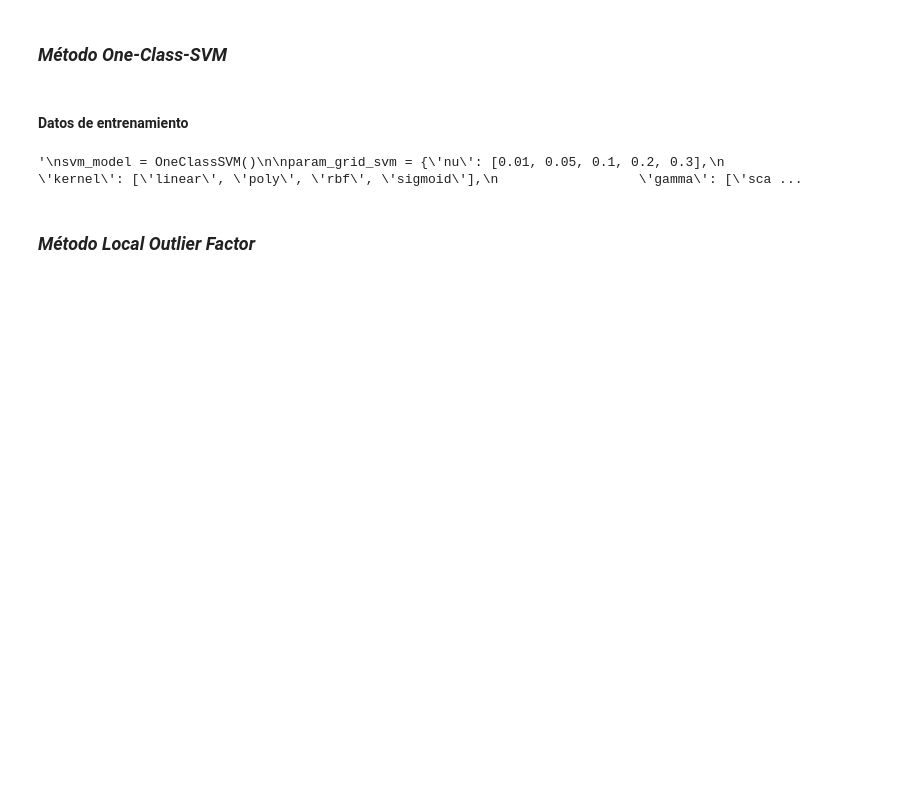
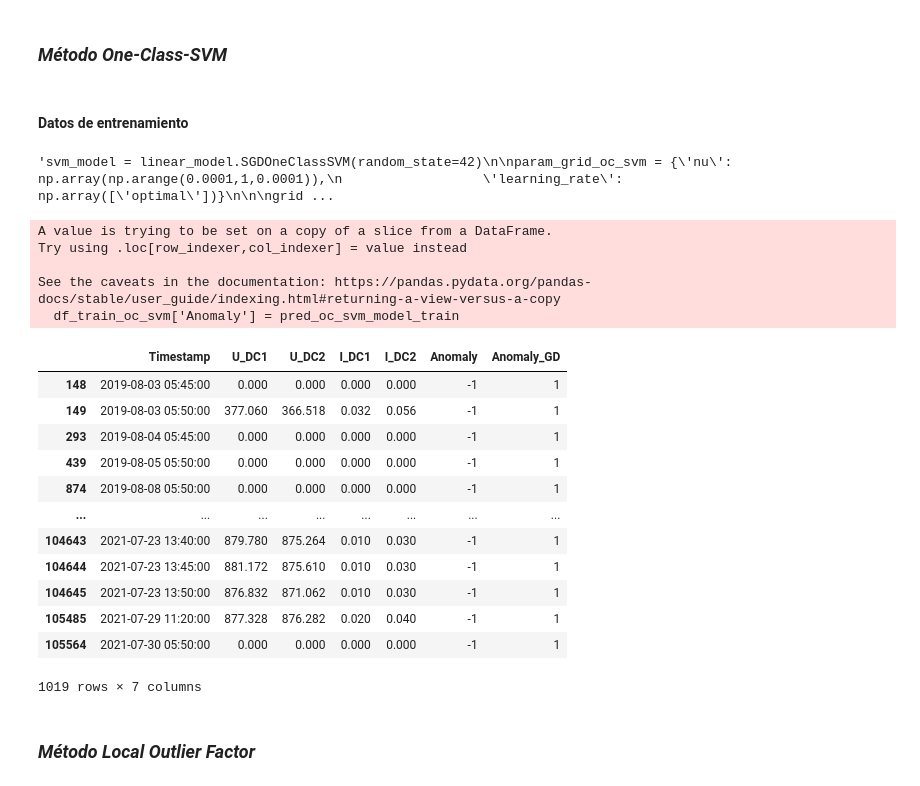
Before and after one commit to santyxd3000/Undergraduate-Project, a Jupyter notebook: UndergraduateProjectScript.ipynb, the cells around one changed output. Cells and saved outputs as stored; diff of their text form; code cells hidden in the pictures; blank space fills up the shorter version.

```diff
--- a/UndergraduateProjectScript.ipynb
+++ b/UndergraduateProjectScript.ipynb
@@ -892,24 +894,26 @@ y_train_oc_svm = np.array(merged_df_train['Anomaly'])
 # %% [markdown]
 #### Datos de entrenamiento
 # %%
-'''
-svm_model = OneClassSVM()
+"""svm_model = linear_model.SGDOneClassSVM(random_state=42)
 
-param_grid_svm = {'nu': [0.01, 0.05, 0.1, 0.2, 0.3],
-                  'kernel': ['linear', 'poly', 'rbf', 'sigmoid'],
-                  'gamma': ['scale', 'auto']}
+param_grid_oc_svm = {'nu': np.array(np.arange(0.0001,1,0.0001)),
+                  'learning_rate': np.array(['optimal'])}
 
 
-grid_svm_estimator = model_selection.GridSearchCV(svm_model,
-                                                  param_grid_svm,
+grid_oc_svm_estimator = model_selection.GridSearchCV(svm_model,
+                                                  param_grid_oc_svm,
                                                   scoring='accuracy',
                                                   cv=5)
 
-grid_svm_estimator.fit(x_train_oc_svm, y_train_oc_svm)
+grid_oc_svm_estimator.fit(x_train_oc_svm, y_train_oc_svm)
 
 
-print("Best parameters found:")
-print(grid_svm_estimator.best_params_)
-'''
+print("Best parameters found in SGD One-Class SVM:")
+print(grid_oc_svm_estimator.best_params_)"""
 # %% [output]
-'\nsvm_model = OneClassSVM()\n\nparam_grid_svm = {\'nu\': [0.01, 0.05, 0.1, 0.2, 0.3],\n                  \'kernel\': [\'linear\', \'poly\', \'rbf\', \'sigmoid\'],\n                  \'gamma\': [\'sca ...
+'svm_model = linear_model.SGDOneClassSVM(random_state=42)\n\nparam_grid_oc_svm = {\'nu\': np.array(np.arange(0.0001,1,0.0001)),\n                  \'learning_rate\': np.array([\'optimal\'])}\n\n\ngrid ...
+# %%
+best_gd_oc_svm_model = linear_model.SGDOneClassSVM(random_state=42,nu=0.0048,learning_rate='optimal')
+best_gd_oc_svm_model.fit(x_train_oc_svm)
+pred_gd_oc_svm_model_train = np.array(best_gd_oc_svm_model.predict(x_train_oc_svm))
+df_train_oc_svm['Anomaly_GD'] = pred_gd_oc_svm_model_train
@@ -916,3 +923,33 @@ print(grid_svm_estimator.best_params_)
+# %%
+best_svm_model = OneClassSVM(nu=0.0048,kernel='rbf')
+best_svm_model.fit(x_train_oc_svm)
+pred_oc_svm_model_train = np.array(best_svm_model.predict(x_train_oc_svm))
+df_train_oc_svm['Anomaly'] = pred_oc_svm_model_train
+# %% [output]
+A value is trying to be set on a copy of a slice from a DataFrame.
+Try using .loc[row_indexer,col_indexer] = value instead
+
+See the caveats in the documentation: https://pandas.pydata.org/pandas-docs/stable/user_guide/indexing.html#returning-a-view-versus-a-copy
+  df_train_oc_svm['Anomaly'] = pred_oc_svm_model_train
+# %%
+anomaly_oc_svm_train = df_train_oc_svm[df_train_oc_svm['Anomaly'] == -1]
+no_anomaly_gd_oc_svm_train = df_train_oc_svm[df_train_oc_svm['Anomaly'] == 1]
+# %%
+anomaly_oc_svm_train
+# %% [output]
+|  | Timestamp | U_DC1 | U_DC2 | I_DC1 | I_DC2 | Anomaly | Anomaly_GD |
+| 148 | 2019-08-03 05:45:00 | 0.000 | 0.000 | 0.000 | 0.000 | -1 | 1 |
+| 149 | 2019-08-03 05:50:00 | 377.060 | 366.518 | 0.032 | 0.056 | -1 | 1 |
+| 293 | 2019-08-04 05:45:00 | 0.000 | 0.000 | 0.000 | 0.000 | -1 | 1 |
+| 439 | 2019-08-05 05:50:00 | 0.000 | 0.000 | 0.000 | 0.000 | -1 | 1 |
+| 874 | 2019-08-08 05:50:00 | 0.000 | 0.000 | 0.000 | 0.000 | -1 | 1 |
+| ... | ... | ... | ... | ... | ... | ... | ... |
+| 104643 | 2021-07-23 13:40:00 | 879.780 | 875.264 | 0.010 | 0.030 | -1 | 1 |
+| 104644 | 2021-07-23 13:45:00 | 881.172 | 875.610 | 0.010 | 0.030 | -1 | 1 |
+| 104645 | 2021-07-23 13:50:00 | 876.832 | 871.062 | 0.010 | 0.030 | -1 | 1 |
+| 105485 | 2021-07-29 11:20:00 | 877.328 | 876.282 | 0.020 | 0.040 | -1 | 1 |
+| 105564 | 2021-07-30 05:50:00 | 0.000 | 0.000 | 0.000 | 0.000 | -1 | 1 |
+1019 rows × 7 columns
 # %% [markdown]
 ### *Método Local Outlier Factor*
 # %%
```
Also changed, not shown: parts of 8 cells of this notebook.
